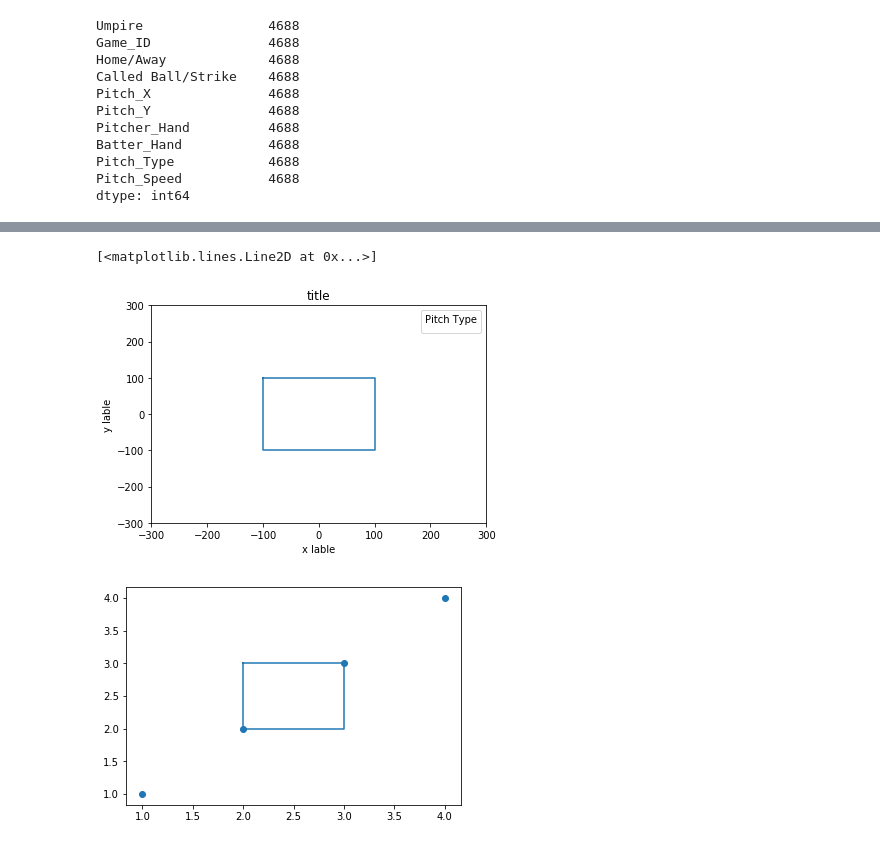
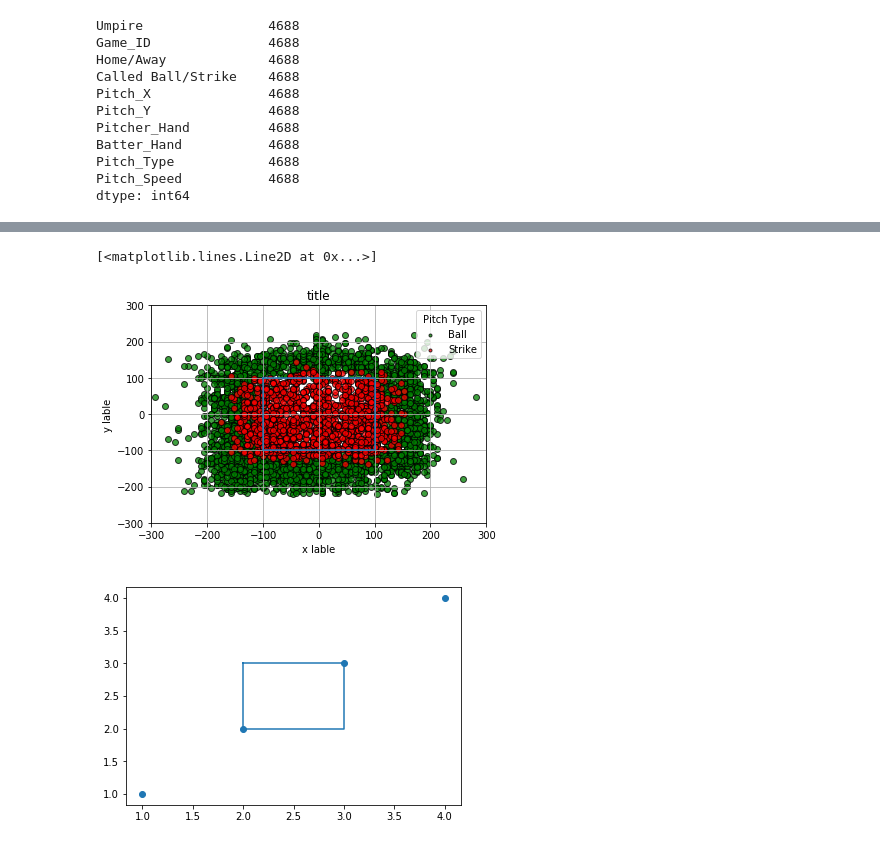
Before and after one commit to ForrestMcDougal/MLB-Postseason-Umpire-Analysis, a Jupyter notebook: Charts.ipynb, the cells around one changed output, grey strips where cells are left out. Saved outputs shown, nothing was run; the diff lists cells and outputs as text; code cells hidden in the pictures.

Commit message:
Add files via upload
First chart, it's a lot of data points. we may need to hone it down.

```diff
--- a/Charts.ipynb
+++ b/Charts.ipynb
@@ -70,42 +70,45 @@ plt.ylim(-300,300)
 plt.xlim(-300,300)
 
 # Build the scatter plots for the strikes and balls
-x_axis_s = weather_data["Pitch_x"]
-y_axis_s = weather_data["Pitch_y"]
-x_axis_b = weather_data["Pitch_x"]
-y_axis_b = weather_data["Pitch_y"]
+
+x_axis_b = balls["Pitch_X"]
+y_axis_b = balls["Pitch_Y"]
+x_axis_s = strikes["Pitch_X"]
+y_axis_s = strikes["Pitch_Y"]
 
 # set the colors
 # temp_plot = plt.scatter(x_axisu, y_axisu, marker="o", facecolors="lightcoral",edgecolors="black", s=10*dcu, alpha=0.75)
-temp_plot = plt.scatter(x_axisu, y_axisu, marker="o", facecolors="plum",edgecolors="black", alpha=0.75)
+temp_plot = plt.scatter(x_axis_b, y_axis_b, marker="o", facecolors="green",edgecolors="black", alpha=0.75)
+temp_plot = plt.scatter(x_axis_s, y_axis_s, marker="o", facecolors="red",edgecolors="black", alpha=0.75)
+
 plt.grid()
 
 # add the titleing (not the the \n is like a ^p for the text)
 plt.title("title")
 plt.xlabel("x lable")
 plt.ylabel("y lable")
 # We might want to put a note to the side so this is a placeholder
 # plt.text(42, 35, "Note: \nThe note goes here.")
 
 # create and size the ledgend
 lgnd= plt.legend(["Ball", "Strike"], loc=1, markerscale = .5, title="Pitch Type")
 # this part adds the pitch types, and makes all the dots in the legond the same size
 # lgnd.legendHandles[0]._sizes = [30]
 # lgnd.legendHandles[1]._sizes = [30]
 
 # adds a box to show the strike zone
 x = [-100, -100, 100, 100, -100]
 y = [100, -100, -100, 100, 100]
 plt.plot(x, y)
 
 
 
 
 #save the file
 # plt.savefig("../Images/image_name.png", bbox_inches="tight")
 # %% [output]
 [<matplotlib.lines.Line2D at 0x...>]
-[figure, old version]
+[figure, new version]
 # %%
 # Show plot
 plt.show()
```
